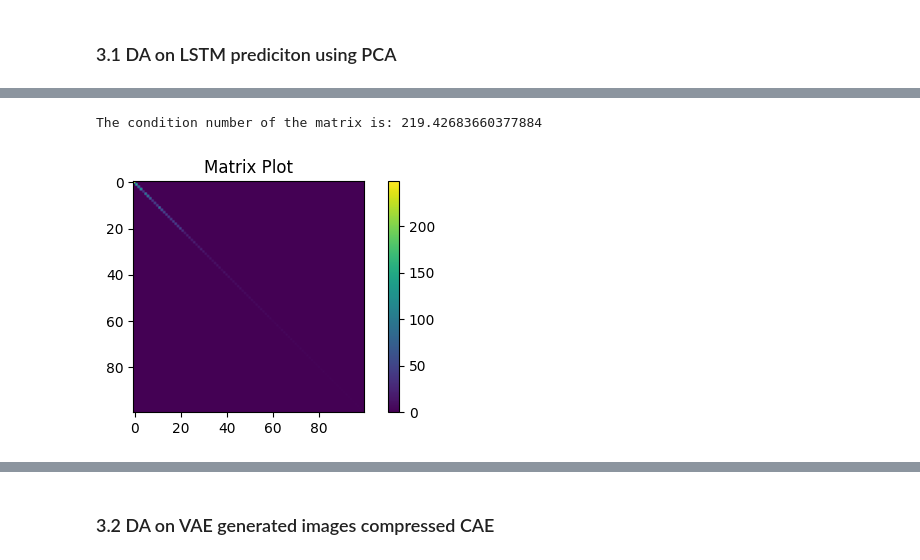
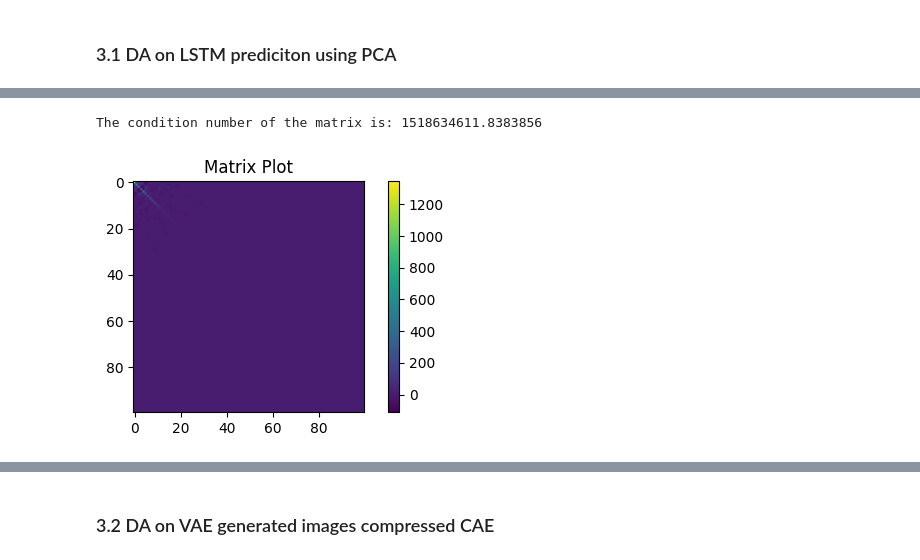
Before and after one commit to tjduu/wildfire-dl-da-forecasting, a Jupyter notebook: src/notebooks/assimilation/data_assimilation.ipynb, the cells around one changed output, grey strips where cells are left out. Saved outputs shown, nothing was run; the diff lists cells and outputs as text; code cells hidden in the pictures.

```diff
--- a/src/notebooks/assimilation/data_assimilation.ipynb
+++ b/src/notebooks/assimilation/data_assimilation.ipynb
@@ -180,5 +173,6 @@ The condition number of the matrix is: 1136.1789334658804
-# %%
-plot_matrix_with_condition_number(da.R)
-# %% [output]
-The condition number of the matrix is: 219.42683660377884
-[figure, removed]
+# %%
+# show the condition number of the original cov matrix
+plot_matrix_with_condition_number(da.B_0)
+# %% [output]
+The condition number of the matrix is: 1518634611.8383856
+[figure, added]
```
Also changed, not shown: parts of 28 cells of this notebook.
